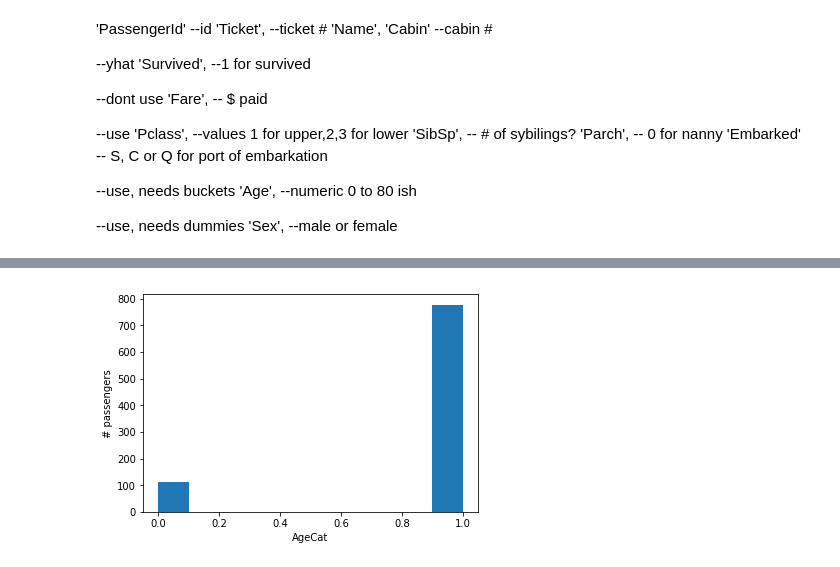
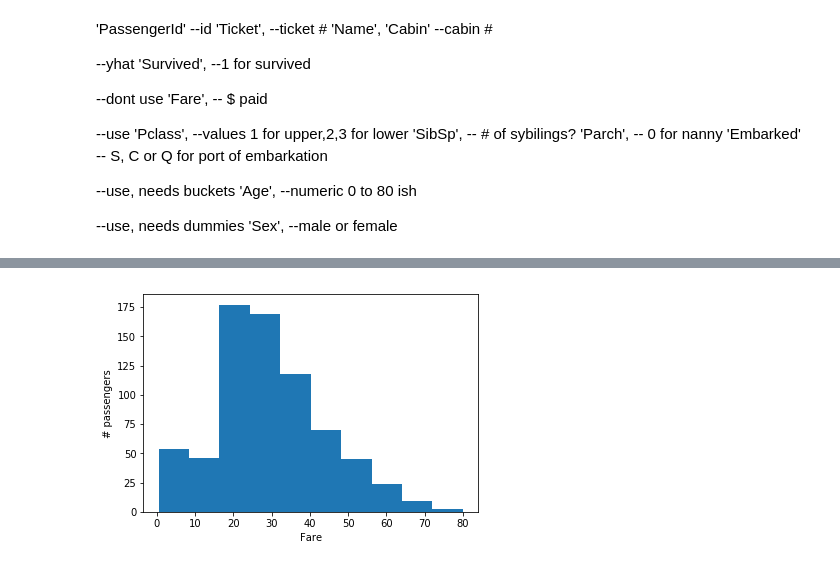
Before and after one commit to mondayn/py, a Jupyter notebook: titanic.ipynb, the cells around one changed output, grey strips where cells are left out. Drawn from its saved outputs; the diff is of its cells as text; code cells hidden in the pictures.

```diff
--- a/titanic.ipynb
+++ b/titanic.ipynb
@@ -106,10 +204,10 @@ def AgeCat (x):
     elif x < 45:
         return 2
     elif x < 60:
-        return 2
+        return 3
     else:
-        return 2
+        return 4
 
-train['AgeCat'] = train.Age.apply(lambda x: AgeCat(x))
-train.head()
+train1['AgeCat'] = train.Age.apply(lambda x: AgeCat(x))
+train1.head()
 # %% [output]
@@ -122,6 +226,6 @@ train.head()
 # %%
 plt.ylabel('# passengers')
-plt.xlabel('AgeCat')
-plt.hist(train.AgeCat.dropna());
+plt.xlabel('Fare')
+plt.hist(train.Age.dropna());
 # %% [output]
-[figure, old version]
+[figure, new version]
```
Also changed, not shown: parts of 19 cells of this notebook, 4 other files.
